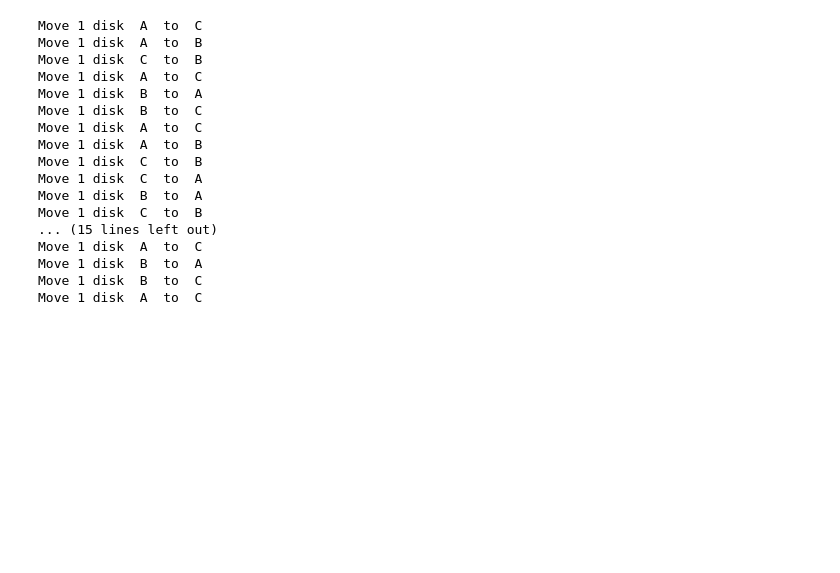
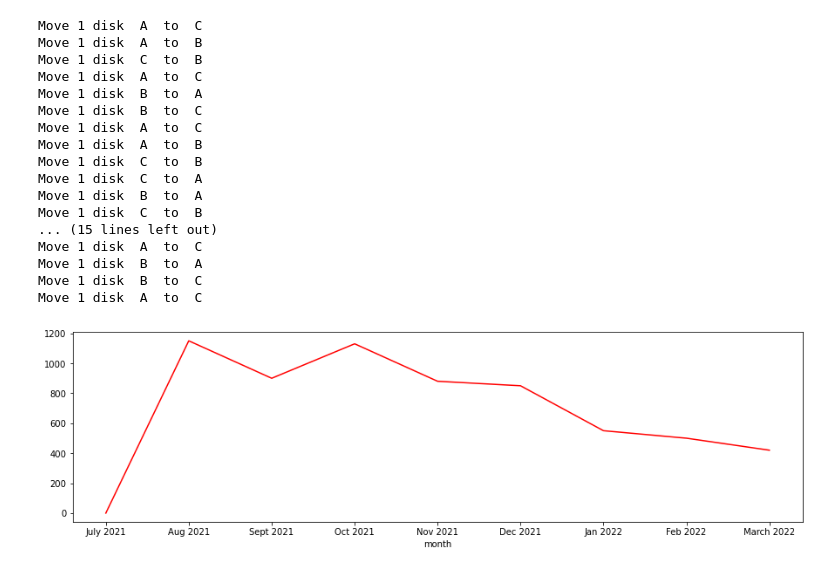
Before and after one commit to AbhishekMaity001/Data-Structures-Algorithms, a Jupyter notebook: DSA practice/001-Scratchpad.ipynb, the cells around one changed output. Cells and saved outputs as stored; diff of their text form; code cells hidden in the pictures; blank space fills up the shorter version.

```diff
--- a/DSA practice/001-Scratchpad.ipynb
+++ b/DSA practice/001-Scratchpad.ipynb
@@ -100,3 +265,17 @@ class Linky:
         while last_node:
             last_node = last_node.next
         last_node.next = new_node
+# %%
+# Just for fun
+import pandas as pd
+import matplotlib.pyplot as plt
+%matplotlib inline
+
+df = pd.DataFrame({'month' :['July 2021', 'Aug 2021', 'Sept 2021', 'Oct 2021', 'Nov 2021', 'Dec 2021', 'Jan 2022', 'Feb 2022', 'March 2022'],
+     'amount' :[5000, 3850, 4100, 3870, 4120, 4150, 4450, 4500, 4580]})
+df['interest'] = 5000-df['amount']
+df = df.set_index('month')
+df['interest'].plot(figsize=(15,4), color='r')
+plt.show()
+# %% [output]
+[figure, added]
```
Also changed, not shown: parts of 12 cells of this notebook.
